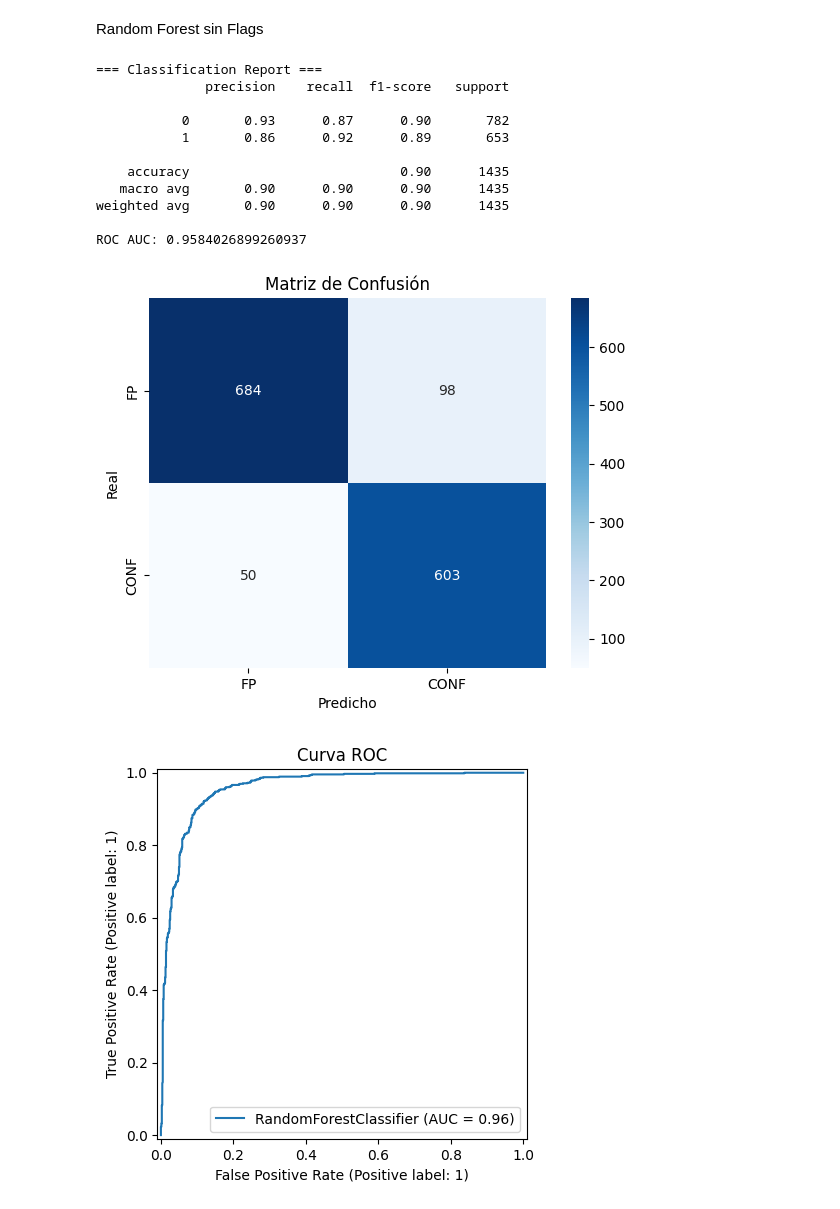
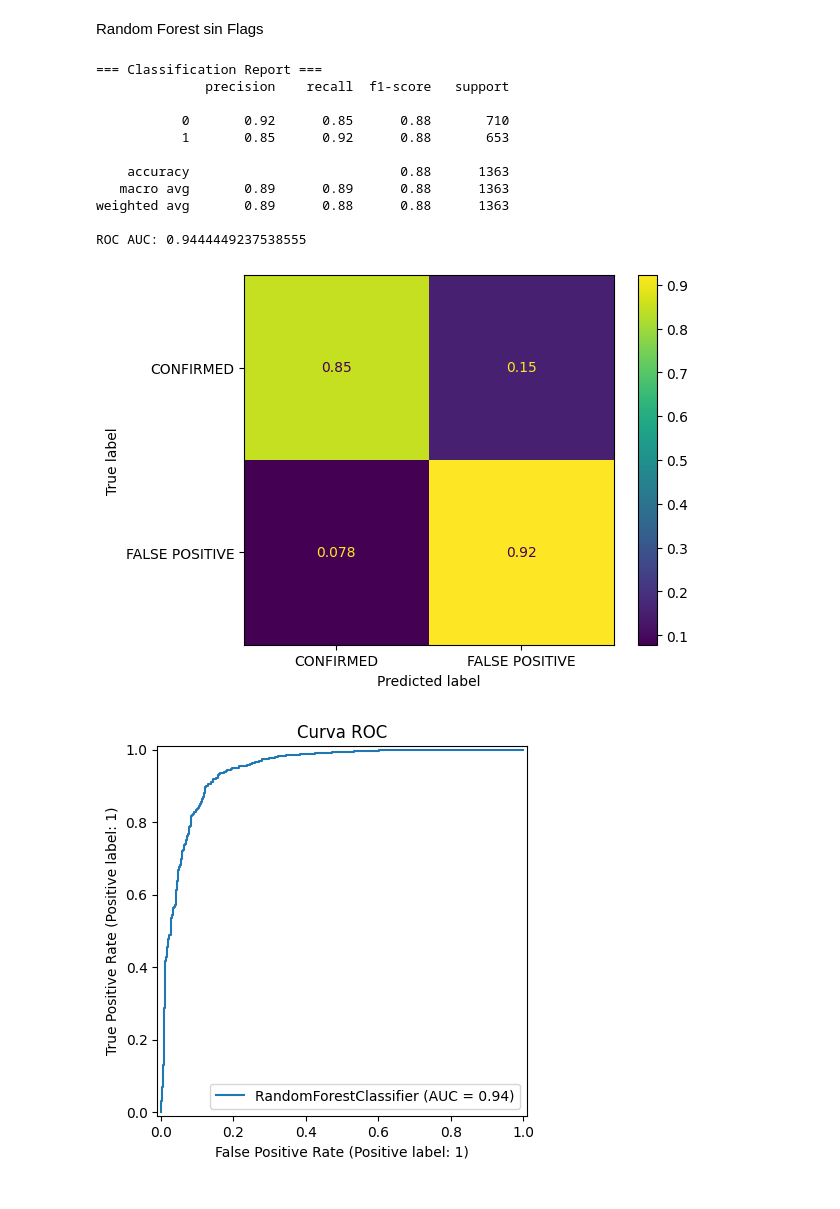
Before and after one commit to kpennington-esc/tp_adm, a Jupyter notebook: tp_adm.ipynb, the cells around one changed output. Drawn from its saved outputs; the diff is of its cells as text; code cells hidden in the pictures.

Commit message:
manejo de algunos outliers

```diff
--- a/tp_adm.ipynb
+++ b/tp_adm.ipynb
@@ -278,2 +358,4 @@ df = df.dropna()
+# %%
+df = df.drop(columns='koi_insol', axis=1)
 # %% [markdown]
 ### Outliers
@@ -316,0 +418,3 @@ df[check_outliers_cols].describe(percentiles=[.5, .9, .99])
+# %%
+# removemos el 1% superior de planet radius
+df = check_and_remove_outliers(df, 'koi_prad', percentile=99, remove=True)
@@ -316,0 +425,10 @@ df[check_outliers_cols].describe(percentiles=[.5, .9, .99])
+# %%
+# removemos columnas con parametros de impacto >2 (transito no visible)
+df = df[df['koi_impact'] <= 2]
+# %%
+
+df['log_prad'] = np.log1p(df['koi_prad'])
+
+sns.histplot(data=df, x='log_prad')
+plt.tight_layout()
+plt.show()
@@ -369,18 +506,7 @@ koi_steff            348.36
 # %% [markdown]
 Random Forest sin Flags
 # %%
-import pandas as pd
-import numpy as np
-from sklearn.model_selection import train_test_split
-from sklearn.ensemble import RandomForestClassifier
-from sklearn.metrics import (
-    classification_report,
-    confusion_matrix,
-    roc_auc_score,
-    RocCurveDisplay
-)
-import matplotlib.pyplot as plt
-import seaborn as sns
+
 
 # Dropear flags
 cols_to_drop = [
@@ -417,47 +543,44 @@ y_pred = clf.predict(X_test)
 y_prob = clf.predict_proba(X_test)[:, 1]
 
 print("\n=== Classification Report ===")
 print(classification_report(y_test, y_pred))
 
 print("ROC AUC:", roc_auc_score(y_test, y_prob))
 
 # Matriz de confusión
-conf = confusion_matrix(y_test, y_pred)
-sns.heatmap(conf, annot=True, fmt="d", cmap="Blues", xticklabels=["FP", "CONF"], yticklabels=["FP", "CONF"])
-plt.xlabel("Predicho")
-plt.ylabel("Real")
-plt.title("Matriz de Confusión")
-plt.show()
+cm = confusion_matrix(y_test, y_pred, normalize='true')
+disp = ConfusionMatrixDisplay(cm, display_labels=['CONFIRMED', 'FALSE POSITIVE'])
+disp.plot(xticks_rotation='horizontal')
 
 # Curva ROC
 RocCurveDisplay.from_estimator(clf, X_test, y_test)
 plt.title("Curva ROC")
 plt.show()
 
 # Importancia de variables
 importances = pd.Series(clf.feature_importances_, index=X.columns)
 importances = importances.sort_values(ascending=False)
 
 plt.figure(figsize=(10, 6))
 sns.barplot(x=importances.values, y=importances.index, palette="viridis")
 plt.title("Importancia de variables (Random Forest)")
 plt.xlabel("Importancia")
 plt.tight_layout()
 plt.show()
 # %% [output]
 === Classification Report ===
               precision    recall  f1-score   support
 
-           0       0.93      0.87      0.90       782
-           1       0.86      0.92      0.89       653
+           0       0.92      0.85      0.88       710
+           1       0.85      0.92      0.88       653
 
-    accuracy                           0.90      1435
-   macro avg       0.90      0.90      0.90      1435
-weighted avg       0.90      0.90      0.90      1435
+    accuracy                           0.88      1363
+   macro avg       0.89      0.89      0.88      1363
+weighted avg       0.89      0.88      0.88      1363
 
-ROC AUC: 0.9584026899260937
+ROC AUC: 0.9444449237538555
-[figure, old version]
+[figure, new version]
-[figure, old version]
+[figure, new version]
 Passing `palette` without assigning `hue` is deprecated and will be removed in v0.14.0. Assign the `y` variable to `hue` and set `legend=False` for the same effect.
 
   sns.barplot(x=importances.values, y=importances.index, palette="viridis")
```
Also changed, not shown: parts of 27 cells of this notebook.
